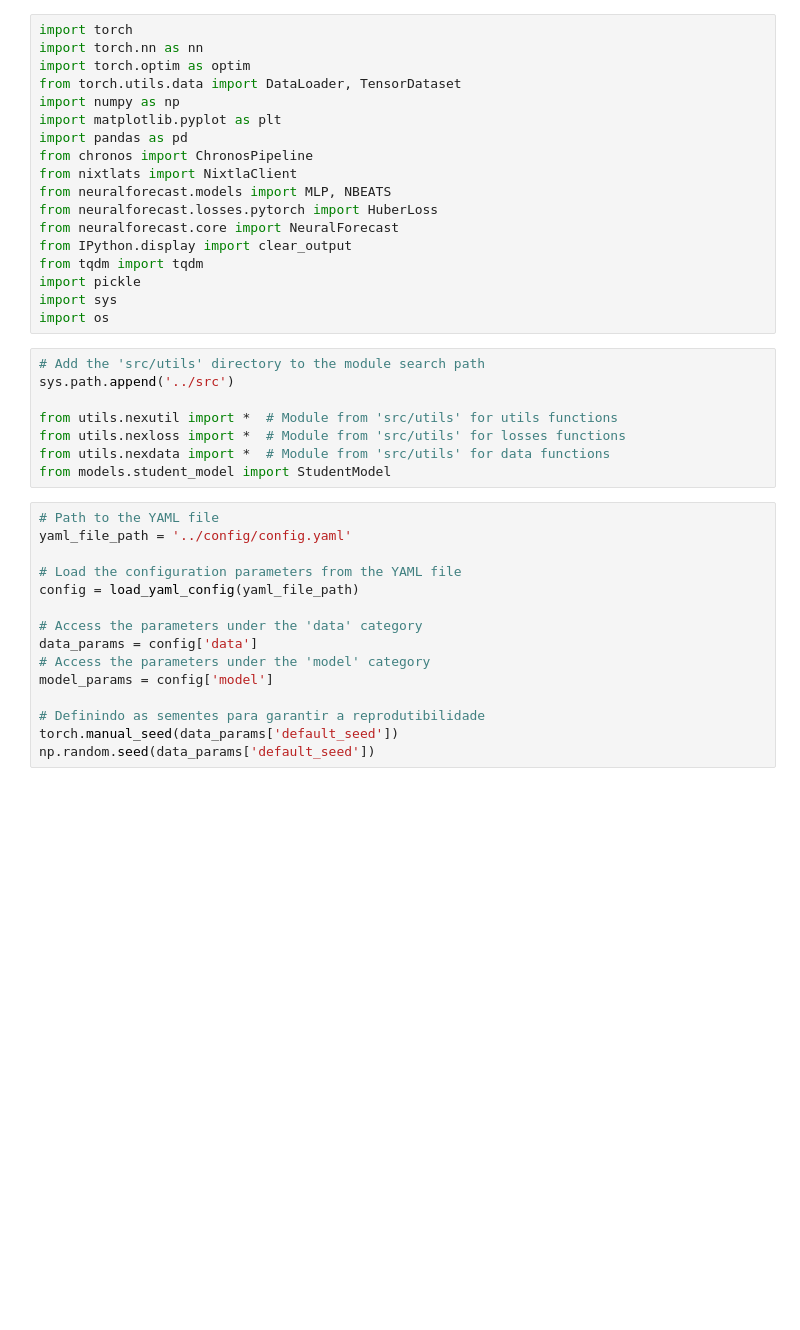
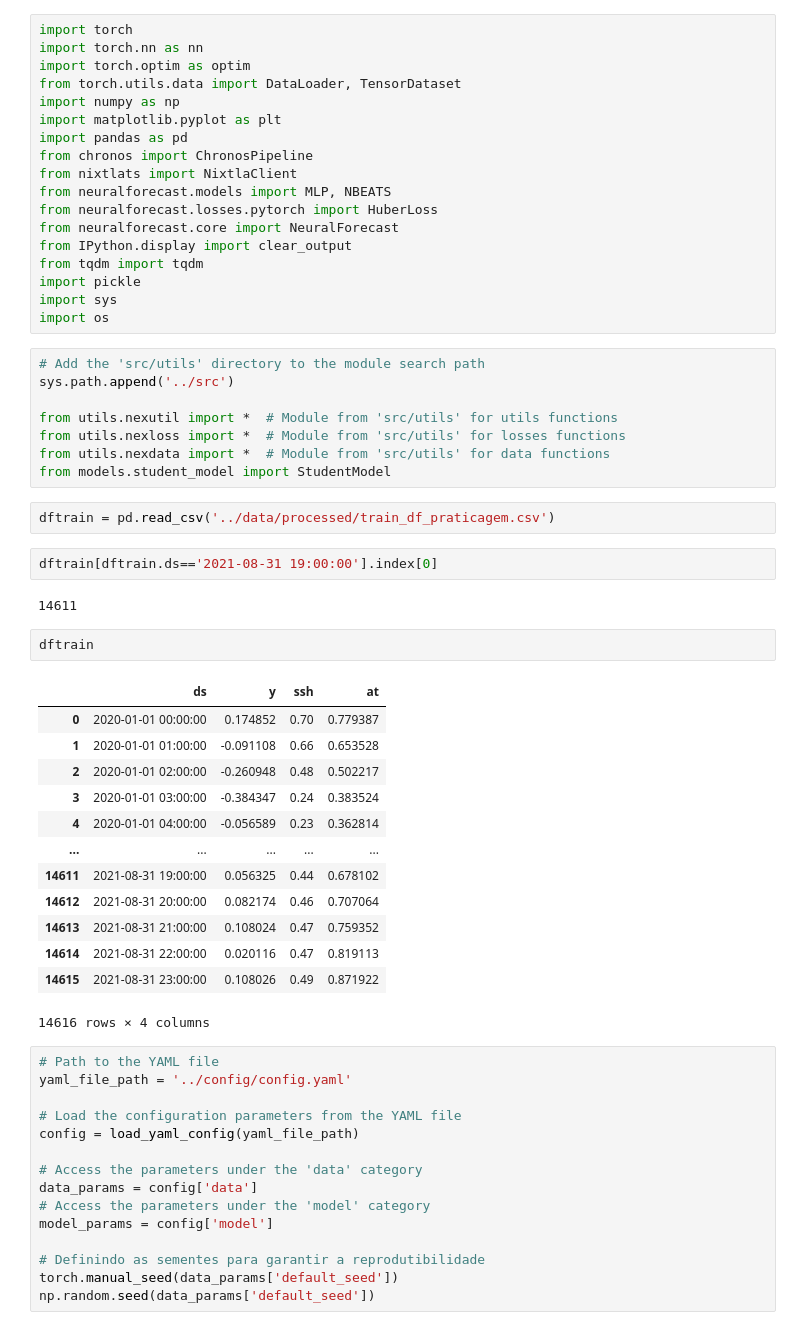
Before and after one commit to fialhocoelho/Nexus, a Jupyter notebook: notebooks/distillation.ipynb, the cells around one changed output. Saved outputs shown, nothing was run; the diff lists cells and outputs as text; blank space fills up the shorter version.

```diff
--- a/notebooks/distillation.ipynb
+++ b/notebooks/distillation.ipynb
@@ -24,6 +24,28 @@ from utils.nexutil import *  # Module from 'src/utils' for utils functions
 from utils.nexloss import *  # Module from 'src/utils' for losses functions
 from utils.nexdata import *  # Module from 'src/utils' for data functions
 from models.student_model import StudentModel
+# %%
+dftrain = pd.read_csv('../data/processed/train_df_praticagem.csv')
+# %%
+dftrain[dftrain.ds=='2021-08-31 19:00:00'].index[0]
+# %% [output]
+14611
+# %%
+dftrain
+# %% [output]
+|  | ds | y | ssh | at |
+| 0 | 2020-01-01 00:00:00 | 0.174852 | 0.70 | 0.779387 |
+| 1 | 2020-01-01 01:00:00 | -0.091108 | 0.66 | 0.653528 |
+| 2 | 2020-01-01 02:00:00 | -0.260948 | 0.48 | 0.502217 |
+| 3 | 2020-01-01 03:00:00 | -0.384347 | 0.24 | 0.383524 |
+| 4 | 2020-01-01 04:00:00 | -0.056589 | 0.23 | 0.362814 |
+| ... | ... | ... | ... | ... |
+| 14611 | 2021-08-31 19:00:00 | 0.056325 | 0.44 | 0.678102 |
+| 14612 | 2021-08-31 20:00:00 | 0.082174 | 0.46 | 0.707064 |
+| 14613 | 2021-08-31 21:00:00 | 0.108024 | 0.47 | 0.759352 |
+| 14614 | 2021-08-31 22:00:00 | 0.020116 | 0.47 | 0.819113 |
+| 14615 | 2021-08-31 23:00:00 | 0.108026 | 0.49 | 0.871922 |
+14616 rows × 4 columns
 # %%
 # Path to the YAML file
 yaml_file_path = '../config/config.yaml'
```
Also changed, not shown: parts of 11 cells of this notebook, 8 other files.
